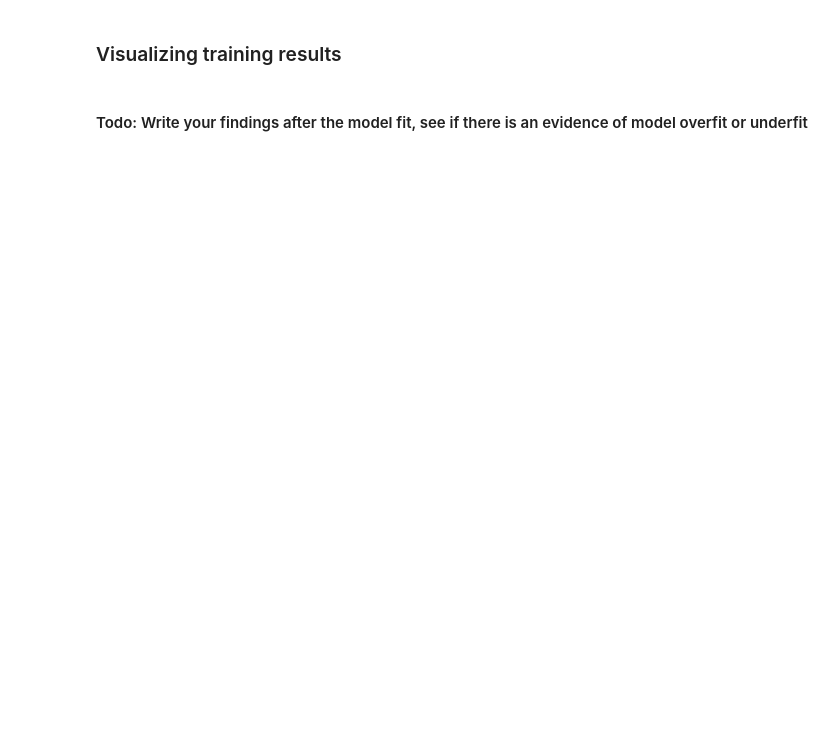
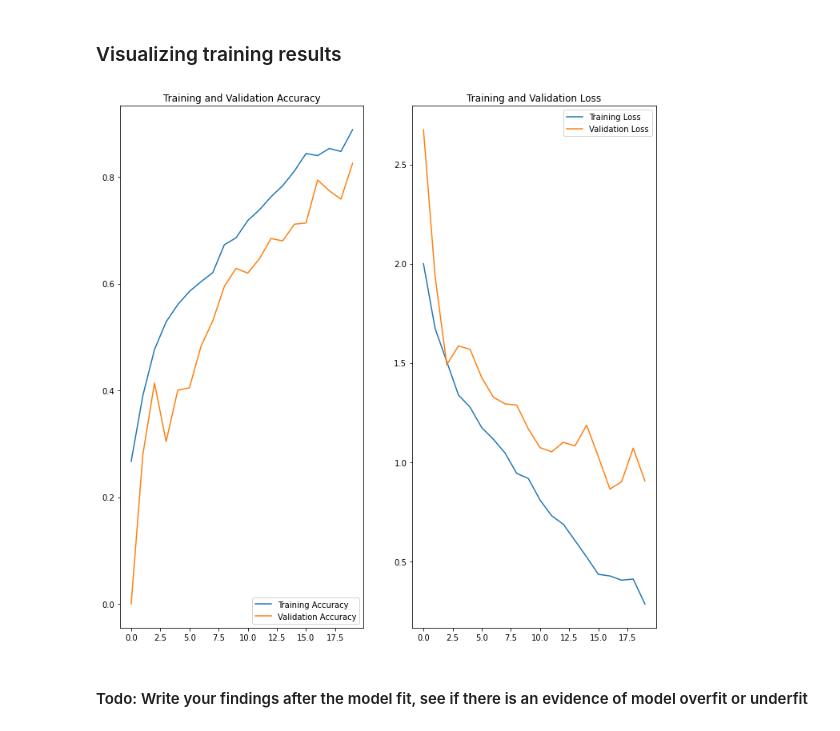
Before and after one commit to subhabrata-ghosh-1988/skin-cancer-detection, a Jupyter notebook: subhabrata_ghosh_nn.ipynb, the cells around one changed output. Cells and saved outputs as stored; diff of their text form; code cells hidden in the pictures; blank space fills up the shorter version.

Commit message:
Adding an initial model

```diff
--- a/subhabrata_ghosh_nn.ipynb
+++ b/subhabrata_ghosh_nn.ipynb
@@ -138,10 +162,38 @@ val_ds = val_ds.cache().prefetch(buffer_size=AUTOTUNE)
+# %%
+def conv_2d_pooling_layers(filters, number_colour_layers):
+    return [
+        tf.keras.layers.Conv2D(
+            filters,
+            number_colour_layers,
+            padding='same',
+            activation='relu'
+        ),
+        tf.keras.layers.MaxPooling2D()
+    ]
+core_layers = \
+    conv_2d_pooling_layers(16, number_colour_layers) + \
+    conv_2d_pooling_layers(32, number_colour_layers) + \
+    conv_2d_pooling_layers(64, number_colour_layers)
+# %%
+dense_layers = [
+    tf.keras.layers.Flatten(),
+    tf.keras.layers.Dense(128, activation='relu'),
+    tf.keras.layers.Dense(number_classes)
+]
+# %%
+model = tf.keras.Sequential(
+    preprocessing_layers +
+    core_layers +
+    dense_layers
+)
 # %% [markdown]
 ### Compile the model
 Choose an appropirate optimiser and loss function for model training
 # %%
 ### Todo, choose an appropirate optimiser and loss function
-model.compile(optimizer='your_optimser',
-              loss=your_loss_function_goes_here,
+loss = tf.keras.losses.CategoricalCrossentropy(from_logits=True)
+model.compile(optimizer='adam',
+              loss=loss,
               metrics=['accuracy'])
 # %%
 # View the summary of all layers
@@ -160,24 +248,26 @@ history = model.fit(
 # %%
 acc = history.history['accuracy']
 val_acc = history.history['val_accuracy']
 
 loss = history.history['loss']
 val_loss = history.history['val_loss']
 
 epochs_range = range(epochs)
 
-plt.figure(figsize=(8, 8))
+plt.figure(figsize=(12, 12))
 plt.subplot(1, 2, 1)
 plt.plot(epochs_range, acc, label='Training Accuracy')
 plt.plot(epochs_range, val_acc, label='Validation Accuracy')
 plt.legend(loc='lower right')
 plt.title('Training and Validation Accuracy')
 
 plt.subplot(1, 2, 2)
 plt.plot(epochs_range, loss, label='Training Loss')
 plt.plot(epochs_range, val_loss, label='Validation Loss')
 plt.legend(loc='upper right')
 plt.title('Training and Validation Loss')
 plt.show()
+# %% [output]
+[figure, added]
 # %% [markdown]
 #### Todo: Write your findings after the model fit, see if there is an evidence of model overfit or underfit
```
Also changed, not shown: parts of 10 cells of this notebook.
